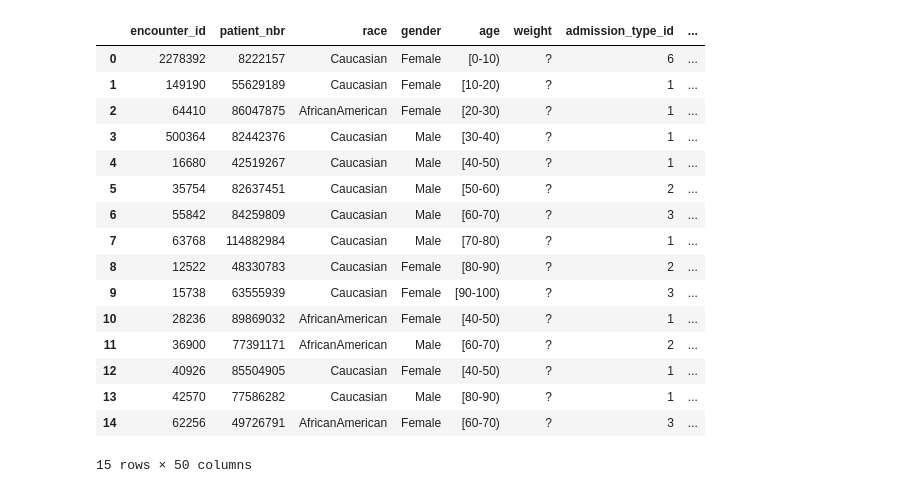
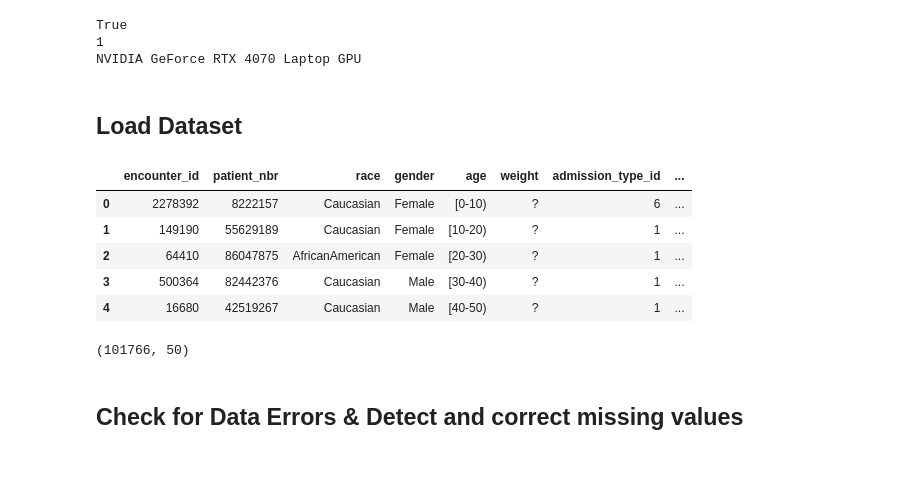
Before and after one commit to JoonghyunAn/ece-5464, a Jupyter notebook: project_2/hw2_part3.ipynb, the cells around one changed output. Cells and saved outputs as stored; diff of their text form; code cells hidden in the pictures; blank space fills up the shorter version.

Commit message:
project_complete

```diff
--- a/project_2/hw2_part3.ipynb
+++ b/project_2/hw2_part3.ipynb
@@ -0,0 +1,16 @@
+# %%
+import pandas as pd
+import torch
+import numpy as np
+import sklearn
+from sklearn.tree import DecisionTreeClassifier, export_graphviz
+from sklearn.metrics import accuracy_score
+import pydotplus
+
+print(torch.cuda.is_available())
+print(torch.cuda.device_count())
+print(torch.cuda.get_device_name(0))
+# %% [output]
+True
+1
+NVIDIA GeForce RTX 4070 Laptop GPU
@@ -1,25 +26,22 @@
 # %%
-import pandas as pd
+pd.set_option('display.max_columns', None)
+# %% [markdown]
+## Load Dataset
 # %%
-file_path = r"C:\dev\course_material\ece_5464_apps_of_ml\ece-5464\project_2\diabetic_data.csv"
+file_path = r"/home/coldnoodle/dev/ece-5464/project_2/diabetic_data.csv"
 # %%
 df = pd.read_csv(file_path)
-df.head(15)
+df.head()
 # %% [output]
 |  | encounter_id | patient_nbr | race | gender | age | weight | admission_type_id | ... |
 | 0 | 2278392 | 8222157 | Caucasian | Female | [0-10) | ? | 6 | ... |
 | 1 | 149190 | 55629189 | Caucasian | Female | [10-20) | ? | 1 | ... |
 | 2 | 64410 | 86047875 | AfricanAmerican | Female | [20-30) | ? | 1 | ... |
 | 3 | 500364 | 82442376 | Caucasian | Male | [30-40) | ? | 1 | ... |
 | 4 | 16680 | 42519267 | Caucasian | Male | [40-50) | ? | 1 | ... |
-| 5 | 35754 | 82637451 | Caucasian | Male | [50-60) | ? | 2 | ... |
-| 6 | 55842 | 84259809 | Caucasian | Male | [60-70) | ? | 3 | ... |
-| 7 | 63768 | 114882984 | Caucasian | Male | [70-80) | ? | 1 | ... |
-| 8 | 12522 | 48330783 | Caucasian | Female | [80-90) | ? | 2 | ... |
-| 9 | 15738 | 63555939 | Caucasian | Female | [90-100) | ? | 3 | ... |
-| 10 | 28236 | 89869032 | AfricanAmerican | Female | [40-50) | ? | 1 | ... |
-| 11 | 36900 | 77391171 | AfricanAmerican | Male | [60-70) | ? | 2 | ... |
-| 12 | 40926 | 85504905 | Caucasian | Female | [40-50) | ? | 1 | ... |
-| 13 | 42570 | 77586282 | Caucasian | Male | [80-90) | ? | 1 | ... |
-| 14 | 62256 | 49726791 | AfricanAmerican | Female | [60-70) | ? | 3 | ... |
-15 rows × 50 columns
+# %%
+df.shape
+# %% [output]
+(101766, 50)
+# %% [markdown]
+## Check for Data Errors & Detect and correct missing values
```
Also changed, not shown: parts of 31 cells of this notebook, 21 other files.
